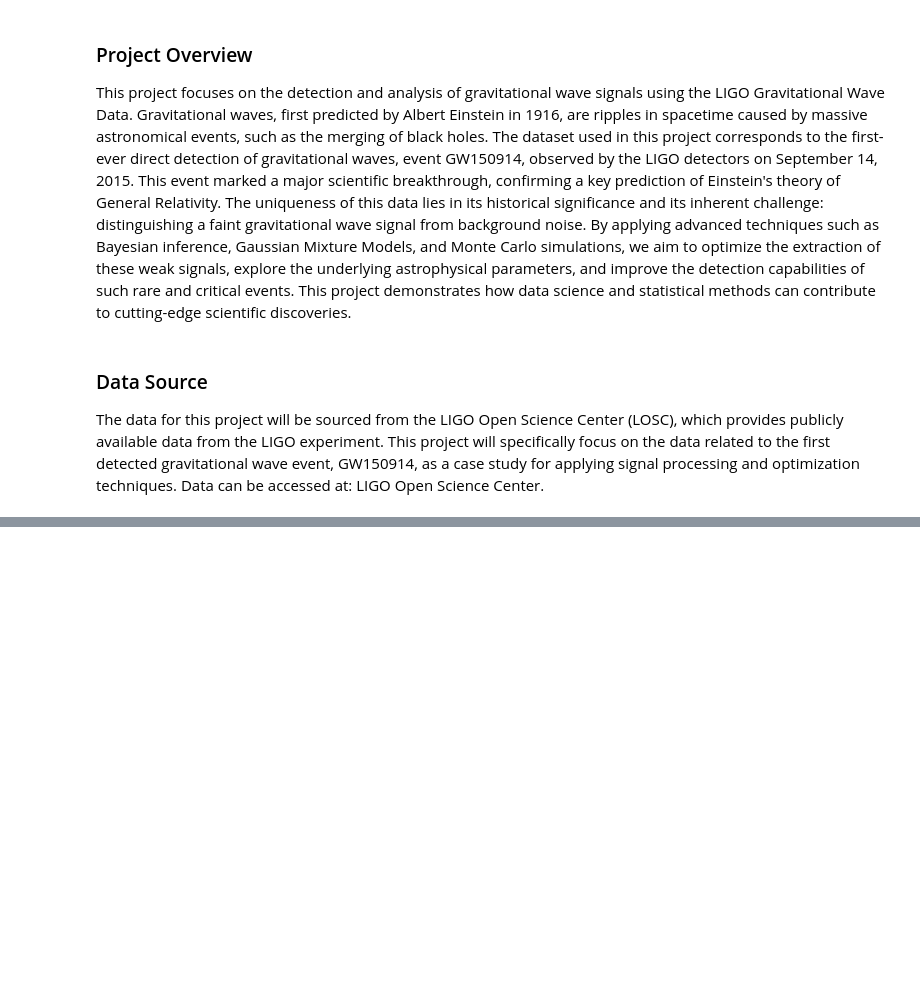
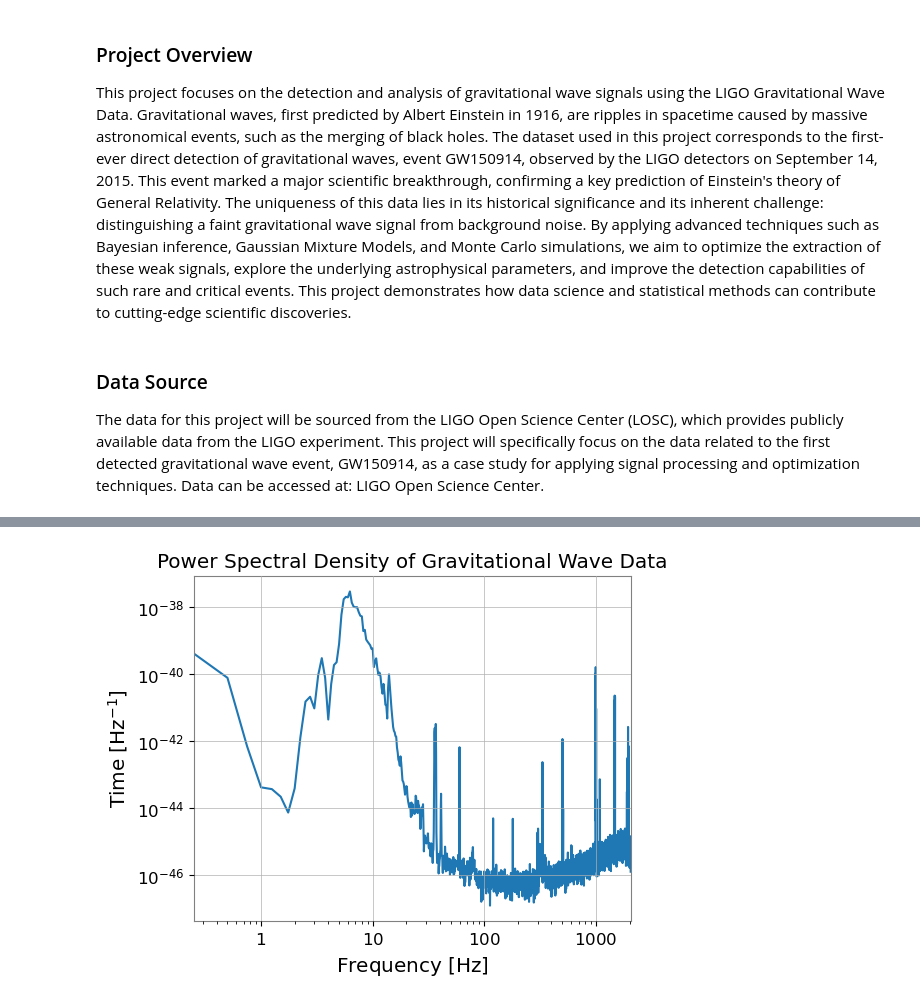
Before and after one commit to statmallu/NFL, a Jupyter notebook: bayesian_gravitational_wave_signal_processing/gravitational_wave_signal_processing.ipynb, the cells around one changed output, grey strips where cells are left out. Saved outputs shown, nothing was run; the diff lists cells and outputs as text; code cells hidden in the pictures; blank space fills up the shorter version.

```diff
--- a/bayesian_gravitational_wave_signal_processing/gravitational_wave_signal_processing.ipynb
+++ b/bayesian_gravitational_wave_signal_processing/gravitational_wave_signal_processing.ipynb
@@ -100,0 +126,11 @@ plot_time_series(strain_data, filtered_data)
+# %%
+def plot_psd(strain_data):
+    psd = strain_data.psd(4)  # 4-second segments for PSD estimation
+    psd.plot()
+    plt.title('Power Spectral Density of Gravitational Wave Data')
+    plt.show()
+
+# Plot the Power Spectral Density
+plot_psd(strain_data)
+# %% [output]
+[figure, added]
```
Also changed, not shown: parts of 41 cells of this notebook, 8 other files.
